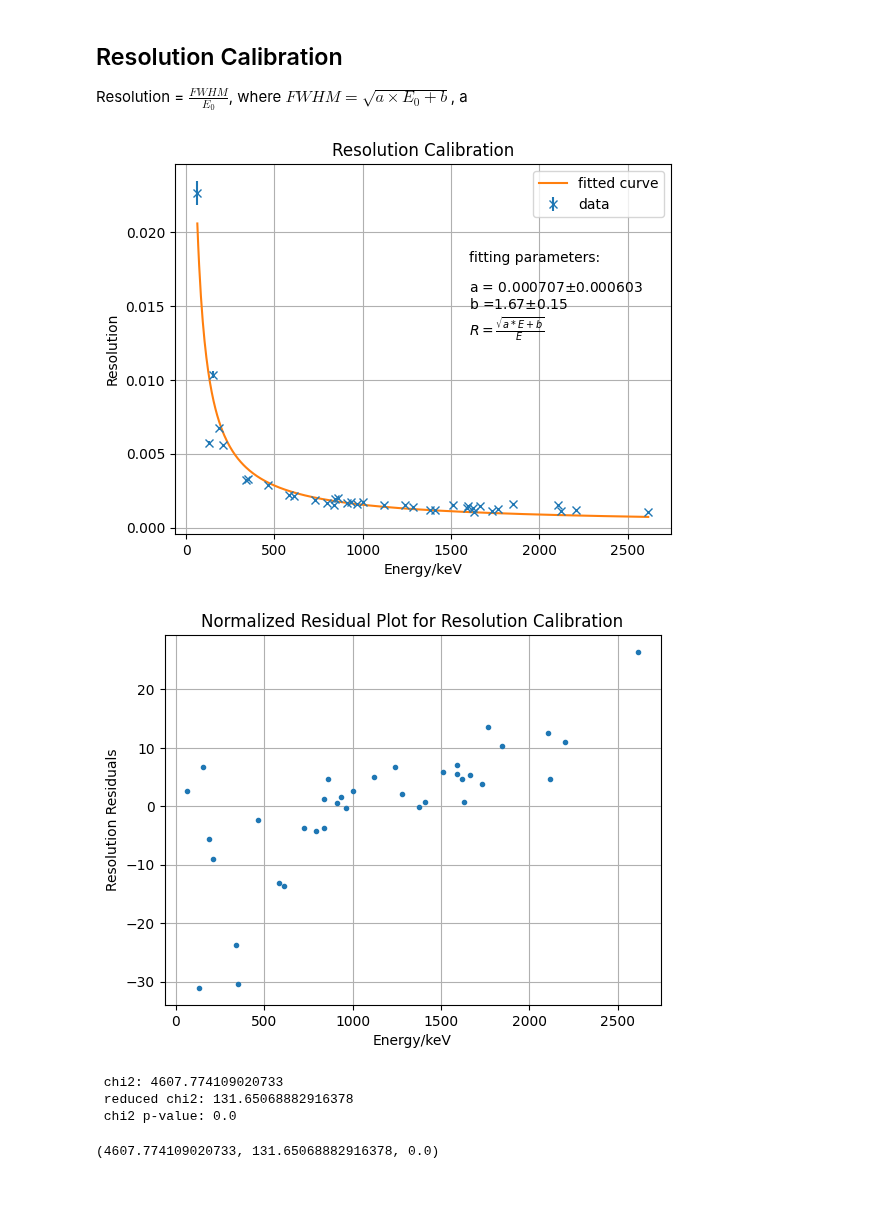
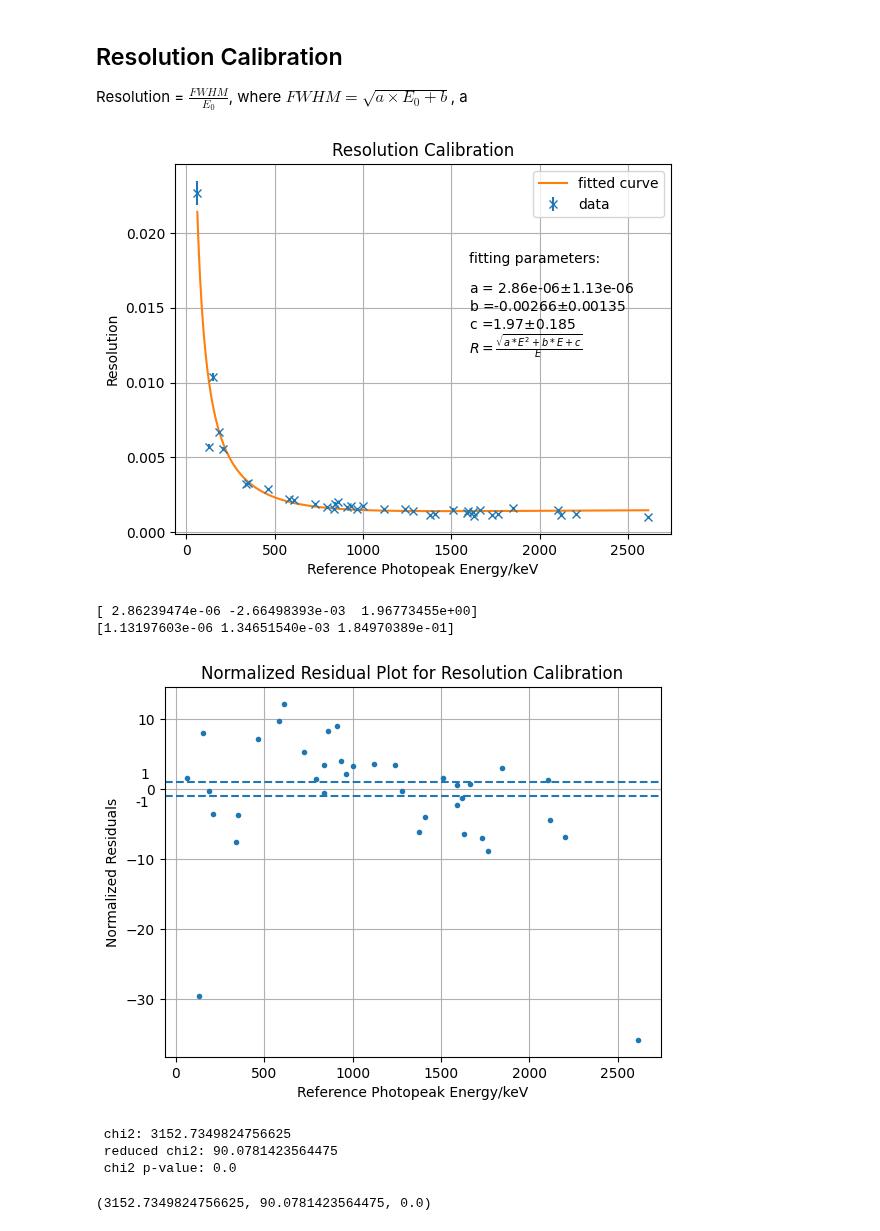
Before and after one commit to ngcnpeter/HPGe_lab_y3, a Jupyter notebook: spectal_analysis.ipynb, the cells around one changed output. Saved outputs shown, nothing was run; the diff lists cells and outputs as text; code cells hidden in the pictures; blank space fills up the shorter version.

Commit message:
update on calibration

```diff
--- a/spectal_analysis.ipynb
+++ b/spectal_analysis.ipynb
@@ -27,6 +27,7 @@ def peak_df(filename):
     df2['FWHM_err'] = df2['Centroid_err']*np.sqrt(np.log(2))*2 #FWHM error
     df2['Resolution'] = df2['FWHM']/df2['Centroid']
     df2['Resolution_err']= df2['Resolution']*np.sqrt((df2['Centroid_err']/df2['Centroid'])**2+(df2['FWHM_err']/df2['FWHM'])**2)
+    df2['Peak_CPS_BR'] = df2['Peak_CPS']/df2['BR']
     return df2
 
 class peak():
@@ -35,9 +36,11 @@ class peak():
     def name(self,name):
         return self.df.loc[self.df.isin({'Nuclide':[name]})]
 # %%
-path1 = 'peaks/peaks_sample1_30_10_23_Mon_09_22.CSV' #peak sample 1
+path1 = 'peaks/peaks_Sample1_30_10_23_Mon_09_22.CSV' #peak sample 1
+path2 = 'peaks/peaks_Sample2_31_10_23_14_08.CSV'
 path_bg = 'peaks/peaks_background_17_10_23.csv'
 df_1 = peak_df(path1)
+df_2 = peak_df(path2)
 df_bg= peak_df(path_bg)
 # %%
 def chi2_prob(fit,data,err,df):
@@ -136,45 +178,68 @@ where $FWHM = \sqrt{a \times E_0+b}$, a
 def res_fit(peak_energy,a,b):
     '''This function is used for fitting resolution as a function of energy
        res = np.sqrt(a*energy+b)/energy
-       Input:  peak_energy - fitted centroid of labelled peaks
+       Input:  peak_energy - reference photopeak energy
                a,b         - parameters for the above formula
        Output: resolution
        '''
     return np.sqrt(a*peak_energy+b)/peak_energy
-x_res = df_new['Centroid']
+
+def res_fit_2(peak_energy,a,b,c):
+    '''This function is used for fitting resolution as a function of energy
+       res = np.sqrt(a*energy+b)/energy
+       Input:  peak_energy - reference photopeak energy
+               a,b         - parameters for the above formula
+       Output: resolution
+       '''
+    return np.sqrt(a*peak_energy**2+b*peak_energy+c)/peak_energy
+
+x_res = df_new['Photopeak_Energy']
 y_res = df_new['Resolution']
 y_err_res = df_new['Resolution_err']
-res_par, res_cov = curve_fit(res_fit,x_res,y_res)
+res_par, res_cov = curve_fit(res_fit_2,x_res,y_res, p0 = [0.00001,0.00055, 1.8])
 res_fit_err = np.sqrt(np.diag(res_cov))
 x_plot = np.linspace(min(x_res),max(x_res),500)
 
 plt.figure()
 plt.title('Resolution Calibration')
 plt.errorbar(x_res,y_res,yerr = y_err_res,fmt = 'x',label = 'data')
-plt.plot(x_plot,res_fit(x_plot,*res_par), label = 'fitted curve')
+plt.plot(x_plot,res_fit_2(x_plot,*res_par), label = 'fitted curve')
 plt.ylabel('Resolution')
-plt.xlabel('Energy/keV')
+plt.xlabel('Reference Photopeak Energy/keV')
 plt.legend()
 plt.text(1600,0.018,f'fitting parameters:')
 plt.text(1600,0.016,f'a = {res_par[0]:.3g}' + r'$\pm$'+ f'{res_fit_err[0]:.3g}')
 plt.text(1600,0.0148,f'b ={res_par[1]:.3g}' + r'$\pm$'+ f'{res_fit_err[1]:.3g}')
-plt.text(1600,0.013,r'$R = \frac{\sqrt{a * E+b}}{E}$')
+plt.text(1600,0.0136,f'c ={res_par[2]:.3g}' + r'$\pm$'+ f'{res_fit_err[2]:.3g}')
+plt.text(1600,0.012,r'$R = \frac{\sqrt{a * E^2+b*E+c}}{E}$')
 plt.grid()
+plt.savefig('res_calibration.pdf')
 # %% [output]
-[figure, old version]
+[figure, new version]
+# %%
+print(res_par)
+print(res_fit_err)
+# %% [output]
+[ 2.86239474e-06 -2.66498393e-03  1.96773455e+00]
+[1.13197603e-06 1.34651540e-03 1.84970389e-01]
 # %%
 plt.figure()
 plt.title('Normalized Residual Plot for Resolution Calibration')
-plt.plot(x_res,(y_res-res_fit(x_res,*res_par))/y_err_res,'.')
-plt.xlabel('Energy/keV')
-plt.ylabel('Resolution Residuals')
+plt.plot(x_res,(y_res-res_fit_2(x_res,*res_par))/y_err_res,'.')
+plt.xlabel('Reference Photopeak Energy/keV')
+plt.ylabel('Normalized Residuals')
 plt.grid()
+plt.axhline(1,linestyle = '--')
+plt.axhline(-1,linestyle = '--')
+plt.text(-150, 1, '1', ha='right', va='bottom')
+plt.text(-150, -1, '-1', ha='right', va='top')
+plt.savefig('res_norm_resid.pdf')
 # %% [output]
-[figure, old version]
+[figure, new version]
 # %%
-chi2_prob(y_res,res_fit(x_res,*res_par),y_err_res,len(x_res)-2)
+chi2_prob(y_res,res_fit_2(x_res,*res_par),y_err_res,len(x_res)-2)
 # %% [output]
- chi2: 4607.774109020733
- reduced chi2: 131.65068882916378
+ chi2: 3152.7349824756625
+ reduced chi2: 90.0781423564475
  chi2 p-value: 0.0
-(4607.774109020733, 131.65068882916378, 0.0)
+(3152.7349824756625, 90.0781423564475, 0.0)
```
Also changed, not shown: parts of 21 cells of this notebook, 12 other files.
